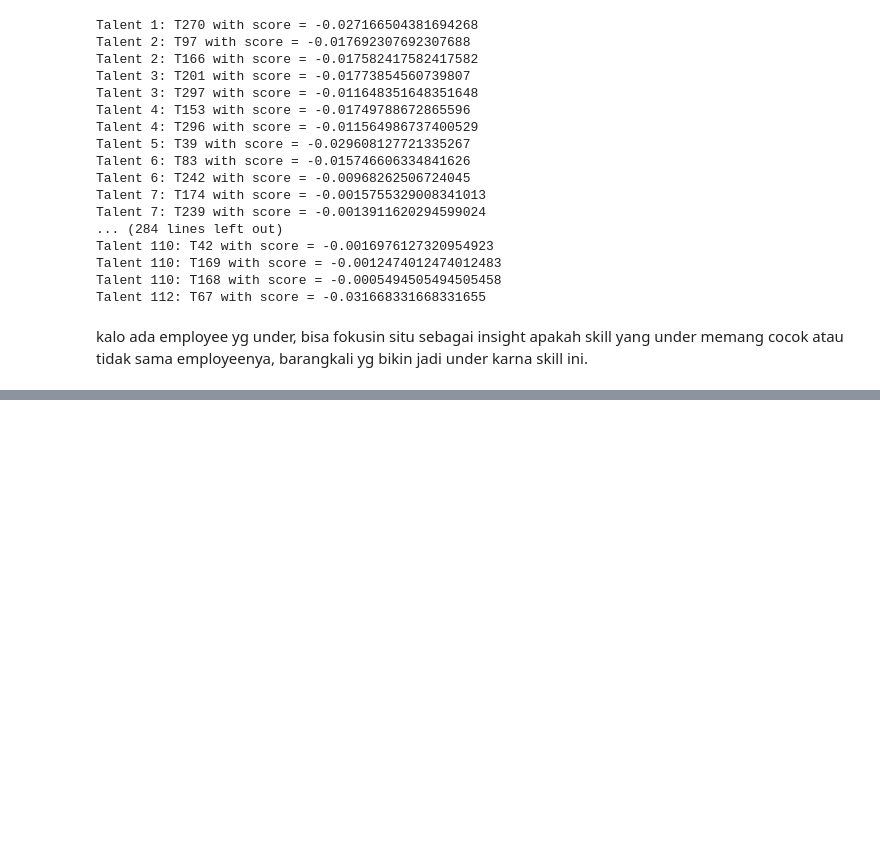
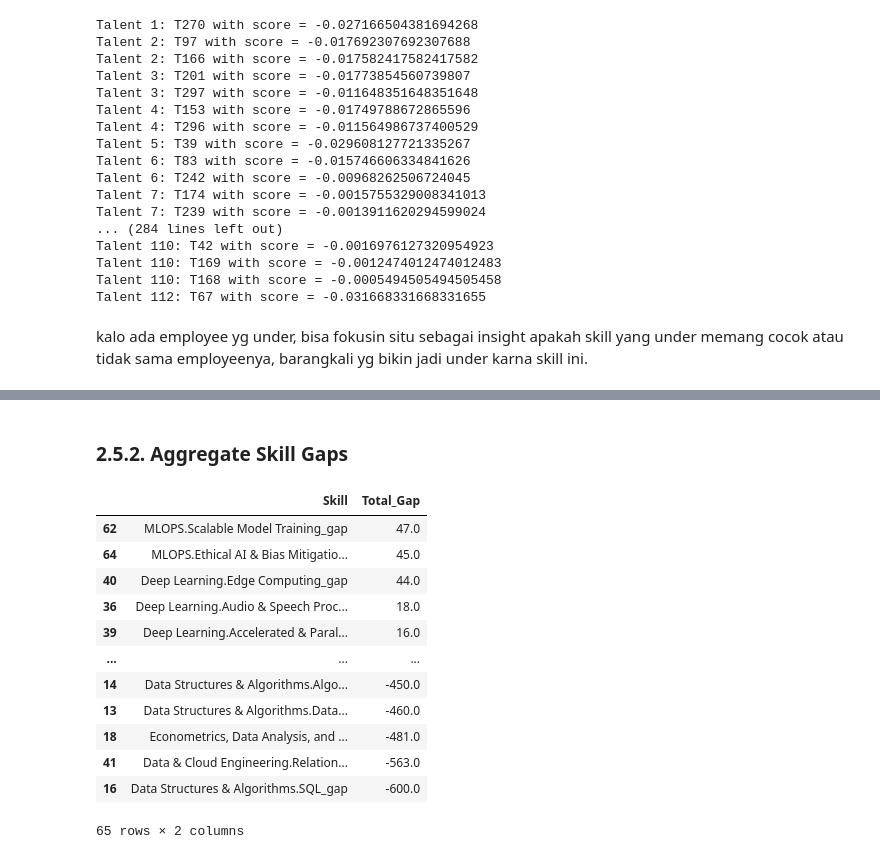
Before and after one commit to TK-Bunga-Matahari/shinchan, a Jupyter notebook: project1_task-management/solution/competency_assesment/manpower_planning.ipynb, the cells around one changed output, grey strips where cells are left out. Saved outputs shown, nothing was run; the diff lists cells and outputs as text; code cells hidden in the pictures; blank space fills up the shorter version.

```diff
--- a/project1_task-management/solution/competency_assesment/manpower_planning.ipynb
+++ b/project1_task-management/solution/competency_assesment/manpower_planning.ipynb
@@ -762,0 +831,27 @@ kalo ada employee yg under, bisa fokusin situ sebagai insight apakah skill yang
+# %% [markdown]
+### 2.5.2. Aggregate Skill Gaps
+# %%
+# Aggregate skill gaps for each skill
+skill_gaps = (
+    merged_data[[col for col in merged_data.columns if "_gap" in col]]
+    .sum()
+    .reset_index()
+)
+skill_gaps.columns = ["Skill", "Total_Gap"]
+skill_gaps = skill_gaps.sort_values(by="Total_Gap", ascending=False)
+
+skill_gaps
+# %% [output]
+|  | Skill | Total_Gap |
+| 62 | MLOPS.Scalable Model Training_gap | 47.0 |
+| 64 | MLOPS.Ethical AI & Bias Mitigatio... | 45.0 |
+| 40 | Deep Learning.Edge Computing_gap | 44.0 |
+| 36 | Deep Learning.Audio & Speech Proc... | 18.0 |
+| 39 | Deep Learning.Accelerated & Paral... | 16.0 |
+| ... | ... | ... |
+| 14 | Data Structures & Algorithms.Algo... | -450.0 |
+| 13 | Data Structures & Algorithms.Data... | -460.0 |
+| 18 | Econometrics, Data Analysis, and ... | -481.0 |
+| 41 | Data & Cloud Engineering.Relation... | -563.0 |
+| 16 | Data Structures & Algorithms.SQL_gap | -600.0 |
+65 rows × 2 columns
```
Also changed, not shown: parts of 9 cells of this notebook, 2 other files.
